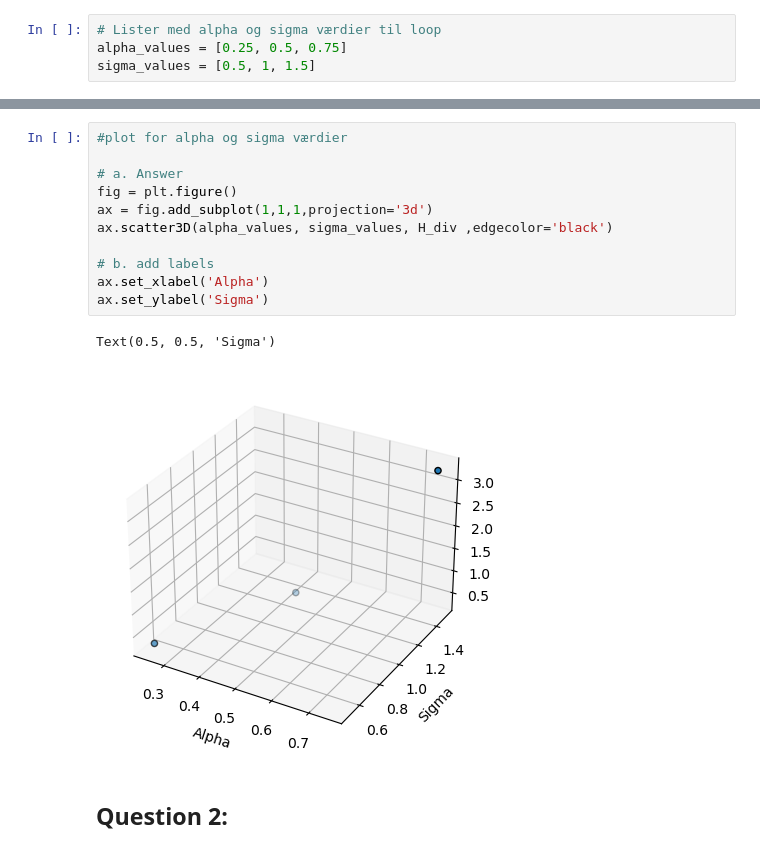
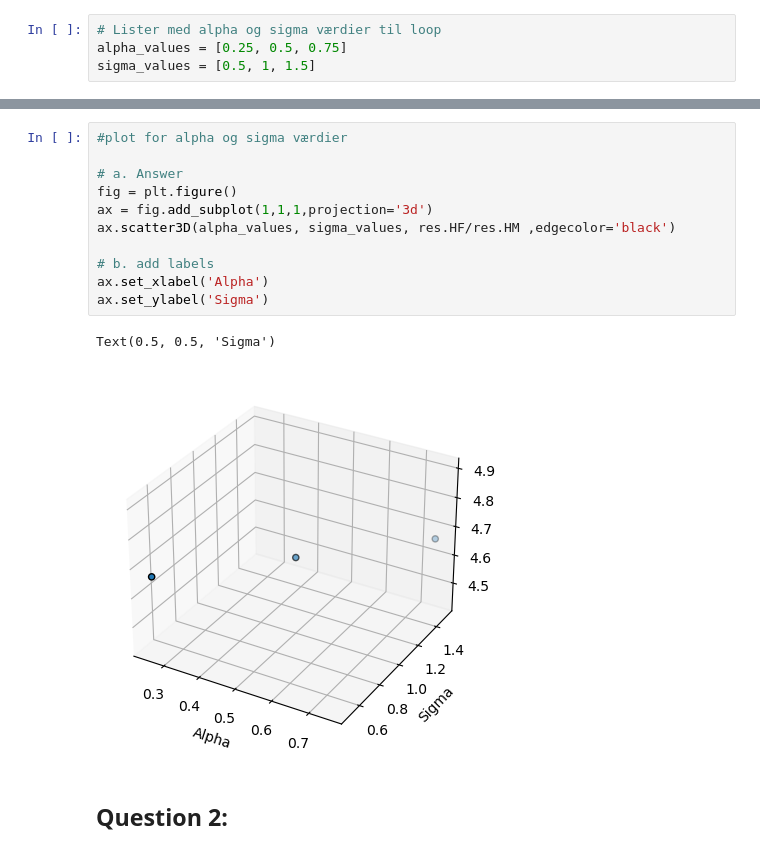
Before and after one commit to NumEconCopenhagen/projects-2023-siuuu, a Jupyter notebook: inauguralproject/Project_code.ipynb, the cells around one changed output, grey strips where cells are left out. Drawn from its saved outputs; the diff is of its cells as text.

```diff
--- a/inauguralproject/Project_code.ipynb
+++ b/inauguralproject/Project_code.ipynb
@@ -226,17 +261,17 @@ print(H_div)
 # %%
 #plot for alpha og sigma værdier
 
 # a. Answer
 fig = plt.figure()
 ax = fig.add_subplot(1,1,1,projection='3d')
-ax.scatter3D(alpha_values, sigma_values, H_div ,edgecolor='black')
+ax.scatter3D(alpha_values, sigma_values, res.HF/res.HM ,edgecolor='black')
 
 # b. add labels
 ax.set_xlabel('Alpha')
 ax.set_ylabel('Sigma')
 # %% [output]
 Text(0.5, 0.5, 'Sigma')
-[figure, old version]
+[figure, new version]
 # %% [markdown]
 ## Question 2:
 # %%
```
Also changed, not shown: parts of 5 cells of this notebook.
